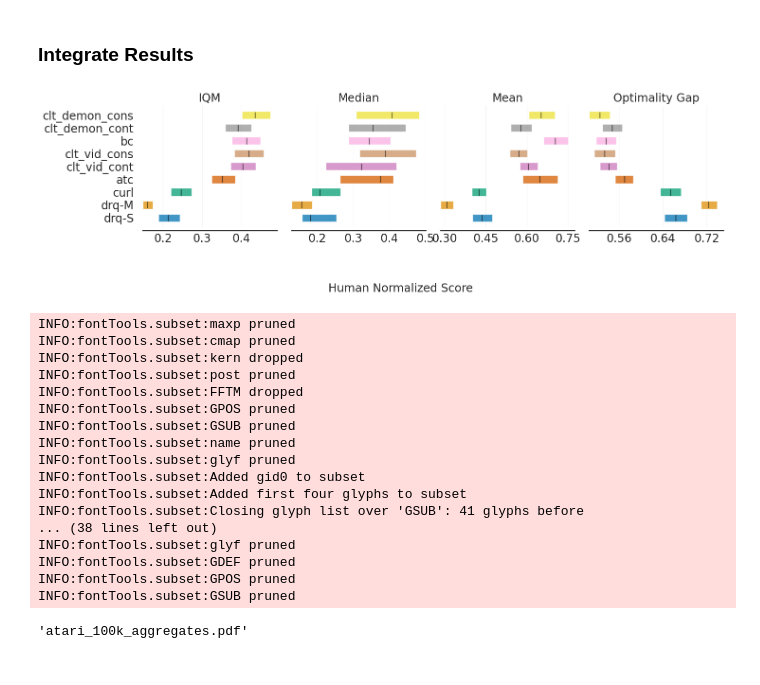
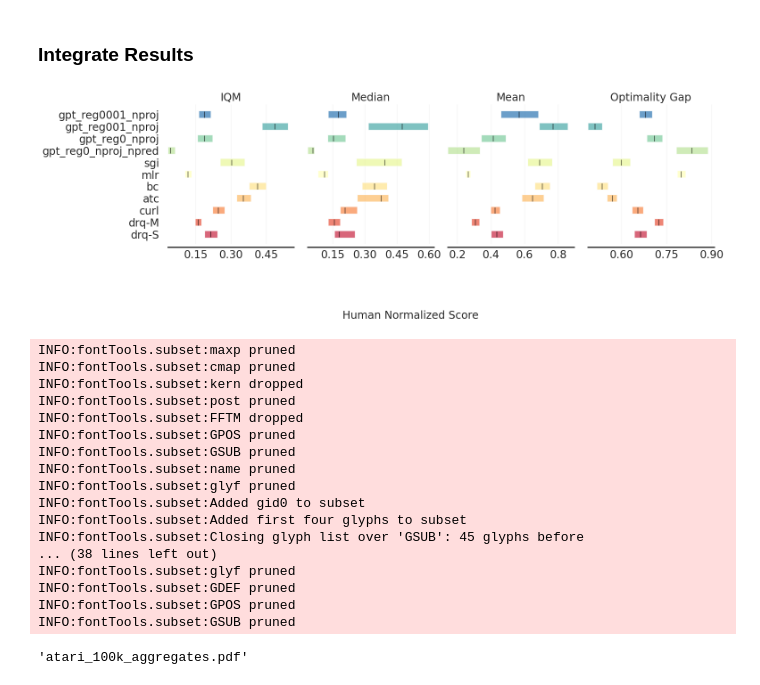
Before and after one commit to dojeon-ai/SimTPR, a Jupyter notebook: vis/atari_100k/visualize_finetune.ipynb, the cells around one changed output. Drawn from its saved outputs; the diff is of its cells as text; code cells hidden in the pictures.

```diff
--- a/vis/atari_100k/visualize_finetune.ipynb
+++ b/vis/atari_100k/visualize_finetune.ipynb
@@ -531,0 +508,6 @@ sgi 9
+# %%
+project_name = 'draftrec/SGI_online'
+metric = 'GameScoreAverage'
+s_exp_names = {'M_CONV_BYOLGOALInvfinetune': 'sgi'}
+
+sgi_scores = get_scores_data_dict(project_name, metric, s_exp_names)
@@ -531,0 +516,10 @@ sgi 9
+# %%
+project_name = 'draftrec/atari_finetune'
+group_name = 'emp_study'
+metric = 'eval_mean_traj_game_scores'
+e_exp_names = {'gpt_video_cons_nproj_npred_impala': 'gpt_reg0_nproj_npred',
+               'gpt_video_cons_nproj_impala': 'gpt_reg0_nproj',
+               'gpt_video_cons_reg001_nproj': 'gpt_reg001_nproj',
+               'gpt_video_cons_reg0001_impala': 'gpt_reg0001_nproj'}
+
+emp_scores = get_scores_data_dict(project_name, metric, e_exp_names, group_name)
@@ -531,0 +531,13 @@ sgi 9
+# %%
+atari_100k_score_dict = {}
+atari_100k_score_dict.update(baseline_scores)
+atari_100k_score_dict.update(sgi_scores)
+atari_100k_score_dict.update(emp_scores)
+
+atari_exp_names = {}
+atari_exp_names.update(b_exp_names)
+atari_exp_names.update(s_exp_names)
+atari_exp_names.update(e_exp_names)
+
+for key, value in atari_100k_score_dict.items():
+    print(key, len(value))
@@ -564,7 +588,7 @@ atari_100k_score_dict = {key: val for key, val in scores_data_dict.items()}
 # %%
 aggregate_func = lambda x: np.array([IQM(x), MEDIAN(x), MEAN(x), OG(x)])
 aggregate_scores, aggregate_interval_estimates = rly.get_interval_estimates(
-    atari_100k_score_dict, aggregate_func, reps=5000)
+    atari_100k_score_dict, aggregate_func, reps=10000)
 # %% [output]
 INFO:absl:Calculating estimates for drq-S ...
 INFO:absl:Calculating estimates for drq-M ...
@@ -593,22 +639,22 @@ aggregate_scores
 # %% [markdown]
 ### Integrate Results
 # %%
-algorithms = list(exp_names.values())
+algorithms = list(atari_exp_names.values())
 ATARI_100K_COLOR_DICT = dict(zip(algorithms, [colors[idx] for idx in color_idxs]))
 
 fig, axes = plot_utils.plot_interval_estimates(
     aggregate_scores,
     aggregate_interval_estimates,
     metric_names = ['IQM', 'Median', 'Mean', 'Optimality Gap'],
     algorithms=algorithms,
     colors=ATARI_100K_COLOR_DICT,
     xlabel_y_coordinate=-0.3,
     xlabel='Human Normalized Score')
 #fig.tight_layout()
 plt.show()
 save_fig(fig, 'atari_100k_aggregates')
 # %% [output]
-[figure, old version]
+[figure, new version]
 INFO:fontTools.subset:maxp pruned
 INFO:fontTools.subset:cmap pruned
 INFO:fontTools.subset:kern dropped
@@ -620,7 +666,7 @@ INFO:fontTools.subset:name pruned
 INFO:fontTools.subset:glyf pruned
 INFO:fontTools.subset:Added gid0 to subset
 INFO:fontTools.subset:Added first four glyphs to subset
-INFO:fontTools.subset:Closing glyph list over 'GSUB': 41 glyphs before
+INFO:fontTools.subset:Closing glyph list over 'GSUB': 45 glyphs before
 ... (38 lines left out)
 INFO:fontTools.subset:glyf pruned
 INFO:fontTools.subset:GDEF pruned
```
Also changed, not shown: parts of 12 cells of this notebook, 39 other files.
